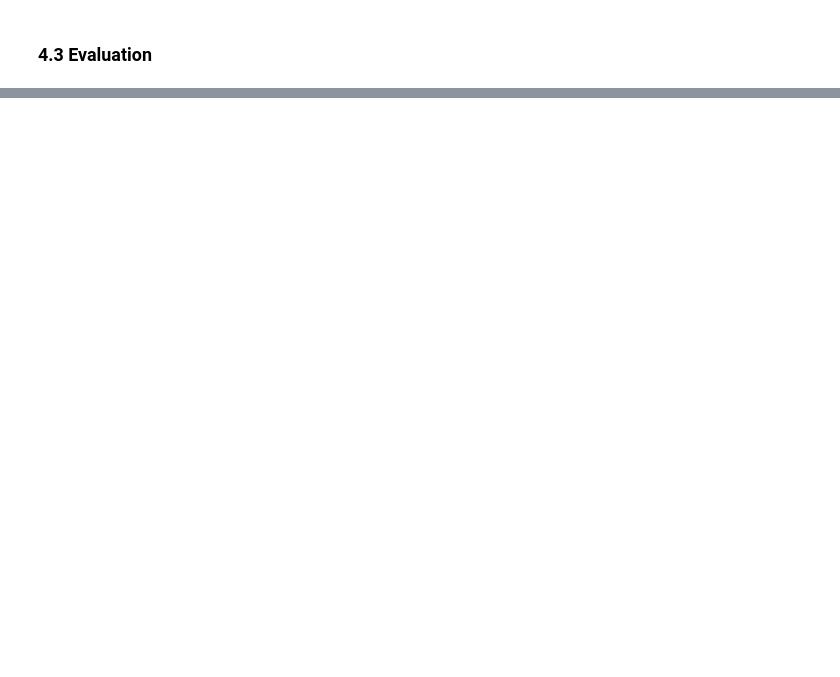
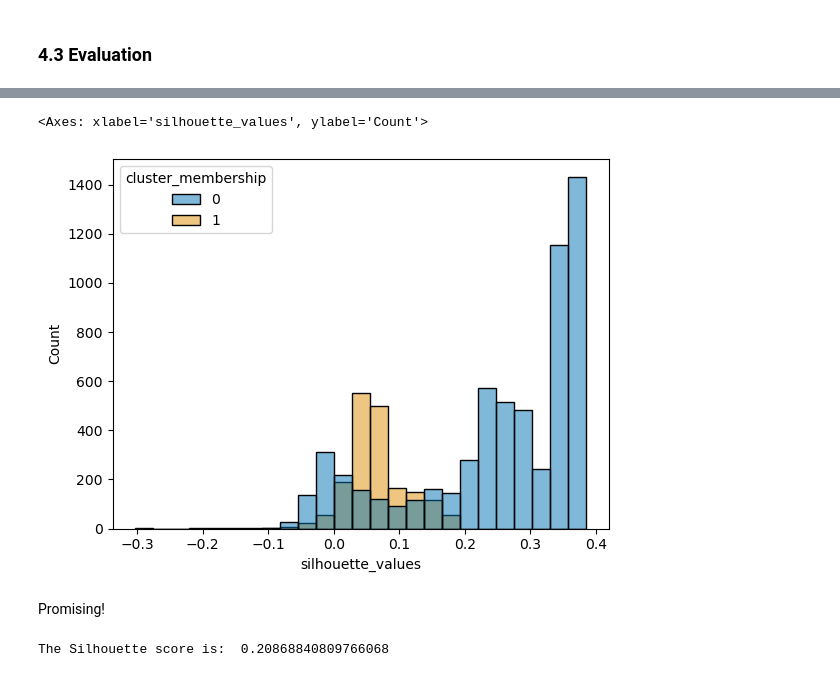
Before and after one commit to ManuelConcepcion/extended_kprototypes, a Jupyter notebook: examples/movies_metadata.ipynb, the cells around one changed output, grey strips where cells are left out. Cells and saved outputs as stored; diff of their text form; code cells hidden in the pictures; blank space fills up the shorter version.

```diff
--- a/examples/movies_metadata.ipynb
+++ b/examples/movies_metadata.ipynb
@@ -2449,0 +2461,19 @@ for iattr, curattr in enumerate(point):
+# %%
+scores_dict = dict()
+
+for k in range(2, 6):
+    kp = ExtendedKPrototypes(n_clusters=k, init='Cao', random_state=42)
+    kp.fit(joint_X, categorical=cat_col_indexes,
+           multi_valued=multi_valued_indexes)
+
+    labels = kp.predict(joint_X, categorical=cat_col_indexes,
+                        multi_valued=multi_valued_indexes)
+    gamma_n = 1 - kp.gamma_c - kp.gamma_m
+
+    heur_distance_matrix = squareform(ext_distance_matrix_cat*kp.gamma_c +
+                                      ext_distance_matrix_num*gamma_n +
+                                      ext_distance_matrix_multi*kp.gamma_m)
+    score=silhouette_score(heur_distance_matrix, labels, metric="precomputed")
+    scores_dict[str(k)] = score
+
+scores_dict
@@ -2449,0 +2487,5 @@ for iattr, curattr in enumerate(point):
+# %%
+kp = ExtendedKPrototypes(n_clusters=2, init='Cao', random_state=42)
+
+kp.fit(joint_X, categorical=cat_col_indexes,
+       multi_valued=multi_valued_indexes)
@@ -2450,2 +2496,15 @@ for iattr, curattr in enumerate(point):
 # %% [markdown]
 ### 4.3 Evaluation
+# %%
+gamma_n = 1 - kp.gamma_c - kp.gamma_m
+
+ext_distance_matrix = squareform(ext_distance_matrix_cat*kp.gamma_c +
+                                  ext_distance_matrix_num*gamma_n +
+                                  ext_distance_matrix_multi*kp.gamma_m)
+# %%
+silhouette_df = pd.DataFrame()
+
+silhouette_df['silhouette_values'] = silhouette_samples(ext_distance_matrix, kp.labels_ , metric="precomputed")
+silhouette_df['cluster_membership'] = kp.labels_
+
+silhouette_df.head()
@@ -2451,0 +2518,13 @@ for iattr, curattr in enumerate(point):
+# %%
+sns.histplot(data=silhouette_df, x='silhouette_values', hue='cluster_membership', palette='colorblind')
+# %% [output]
+<Axes: xlabel='silhouette_values', ylabel='Count'>
+[figure, added]
+# %% [markdown]
+Promising!
+# %%
+score=silhouette_score(ext_distance_matrix, kp.labels_ , metric="precomputed")
+
+print("The Silhouette score is: ", score)
+# %% [output]
+The Silhouette score is:  0.20868840809766068
```
Also changed, not shown: parts of 98 cells of this notebook.
